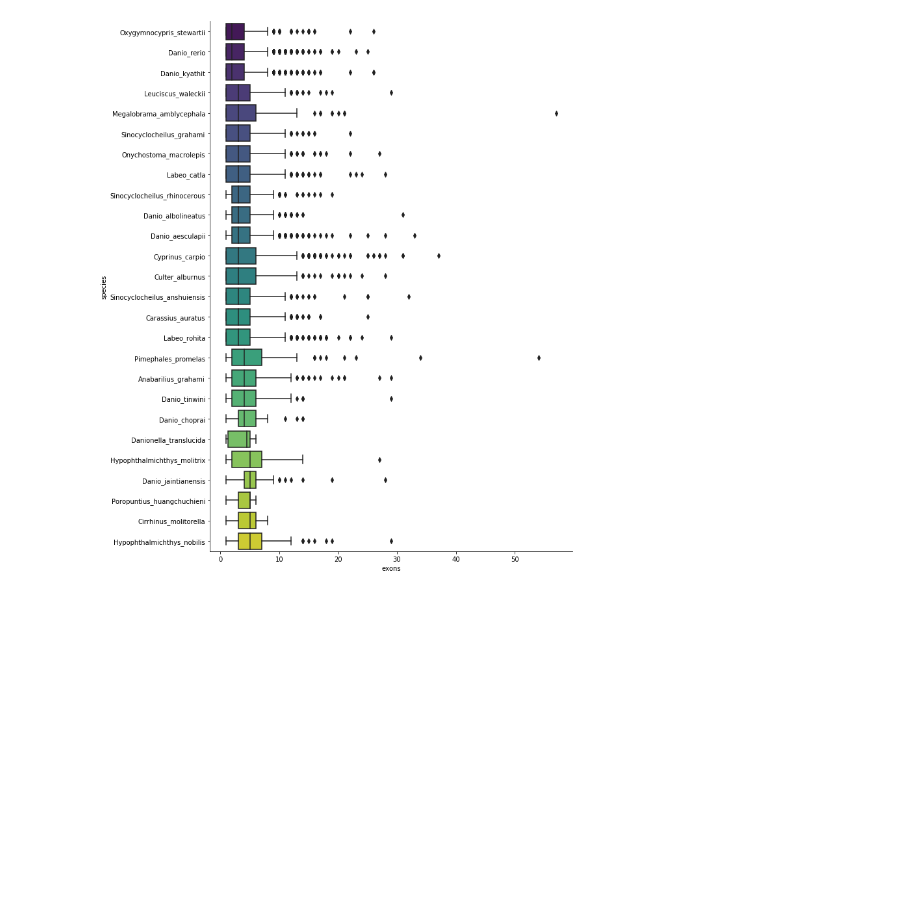
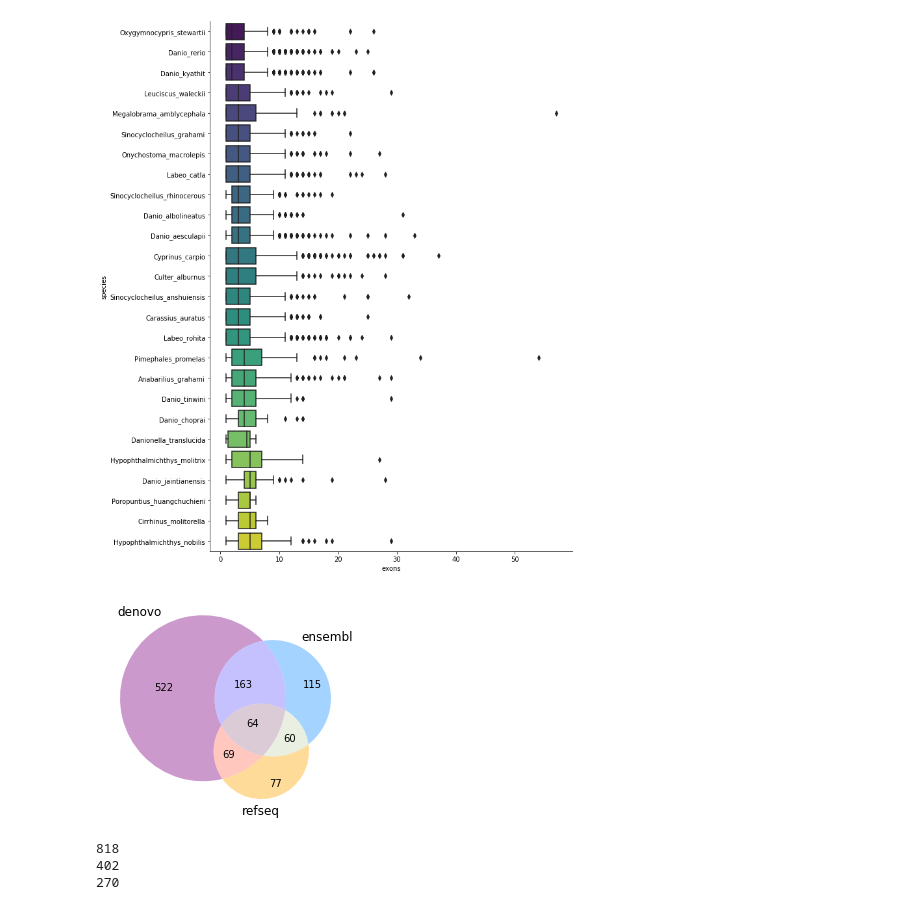
Before and after one commit to jonathan-wells/finz-znf, a Jupyter notebook: analysis/summary.ipynb, the cells around one changed output. Saved outputs shown, nothing was run; the diff lists cells and outputs as text; code cells hidden in the pictures; blank space fills up the shorter version.

Commit message:
Finish (for now) script for calculating overlap between denovo gene predictions, RefSeq and Ensembl annotations

```diff
--- a/analysis/summary.ipynb
+++ b/analysis/summary.ipynb
@@ -75,3 +76,21 @@ sns.despine()
 plt.show()
 # %% [output]
 [figure]
+# %%
+with open('../data/finz_znf_overlap_80.txt') as infile:
+    data80 = [int(line.split()[-1]) for line in infile]
+# (A, B, AB, C, AC, BC, ABC)
+venn3(subsets = data80,
+      set_labels=('denovo', 'ensembl', 'refseq'),
+      set_colors=('purple', 'dodgerblue', 'orange'))
+plt.show()
+# %% [output]
+[figure, added]
+# %%
+print(522+163+64+69)
+print(115+163+64+60)
+print(77+69+64+60)
+# %% [output]
+818
+402
+270
```
Also changed, not shown: parts of 1 cell of this notebook, 3 other files.
